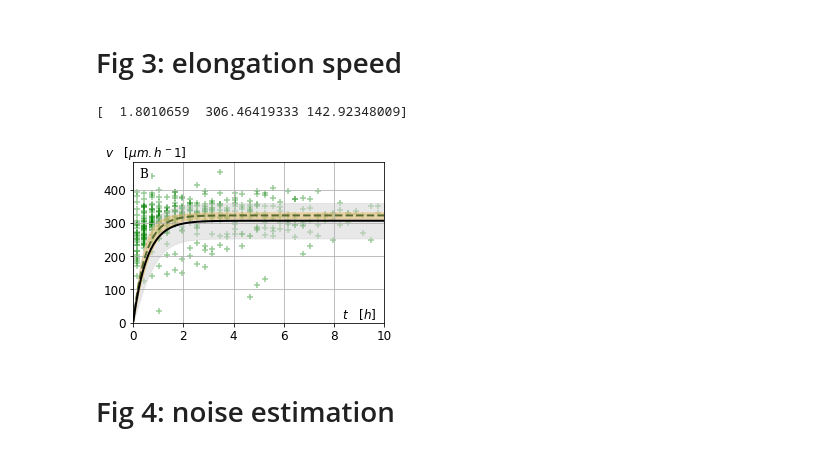
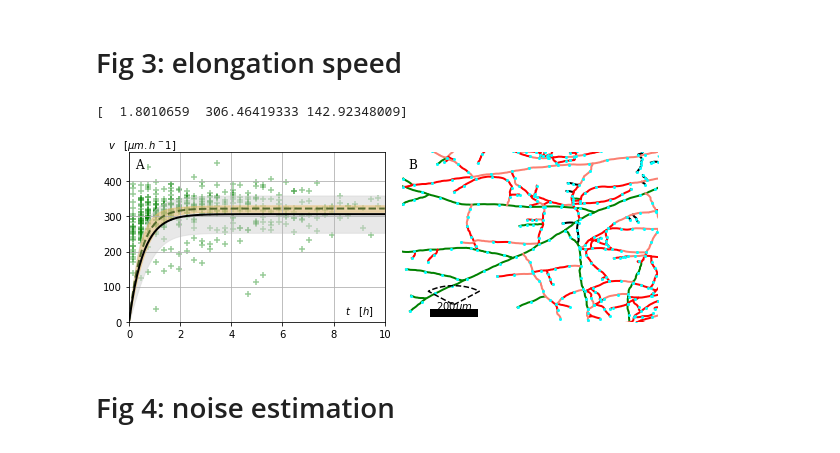
Before and after one commit to thibault-chassereau/HyphalNetwork_ApexHypha_Interactions, a Jupyter notebook: ApexHyphaInteractions.ipynb, the cells around one changed output. Saved outputs shown, nothing was run; the diff lists cells and outputs as text; code cells hidden in the pictures.

Commit message:
Updated figures
Updated figures

```diff
--- a/ApexHyphaInteractions.ipynb
+++ b/ApexHyphaInteractions.ipynb
@@ -395,7 +439,7 @@ def v_fit(t:float,gamma:float,vinf:float)->float:
 
 def dv_fit(t:float,gamma:float,vinf:float,covar:np.ndarray)->float:
     """
-    compute the
+    compute the fit as v(t) = vinf*(1-exp(-gamma*t))
     """
     v = v_fit(t,gamma,vinf)
     dv2_v2 = covar[0,0]*t*t*np.exp(-2*gamma*t)/((1-np.exp(-gamma*t))*(1-np.exp(-gamma*t)))
@@ -406,9 +450,7 @@ def dv_fit(t:float,gamma:float,vinf:float,covar:np.ndarray)->float:
 
 r_exemple = M2s[1]
 w = 150
-fig_1,axes_1 = plt.subplot_mosaic([[".","v_vs_t","v_vs_t"],
-                                   [".","v_vs_t","v_vs_t"]],
-                                   figsize=(6,3),layout="tight")
+fig_1,axes_1 = plt.subplots(figsize=(8,3),layout="tight",ncols=2)
 """
 ============================================================================
                                     v_vs_t
@@ -416,41 +458,121 @@ fig_1,axes_1 = plt.subplot_mosaic([[".","v_vs_t","v_vs_t"],
 """
 data_exemple = datas_f[r_exemple.name]
 (gamma,vinf,sigma),covar = fit_witherror[r_exemple.name]
-ax = axes_1["v_vs_t"]
+ax = axes_1[0]
 ax.set_xlabel(rf"$t\quad [h]$")
 ax.xaxis.set_label_coords(0.9,0.1)
 ax.set_ylabel(rf"$v\quad [\mu m.h^{-1}]$",rotation="horizontal")
 ax.yaxis.set_label_coords(0.05,1)
 ax.set_xlim(0,tmax)
 ax.set_ylim(0,1.5*vinf)
 residues = data_exemple[:,1]-v_fit(data_exemple[:,0],gamma=gamma,vinf=vinf)
 mean,ecarttype = np.mean(residues),np.std(residues)
 ax.annotate(
-        "B",
+        "A",
         xy=(0, 1), xycoords='axes fraction',
         xytext=(+0.5, -0.5), textcoords='offset fontsize',
-        fontsize='medium', verticalalignment='top', fontfamily='serif',
+        fontsize='large', verticalalignment='top', fontfamily='serif',
         bbox=dict(facecolor='1', edgecolor='none', pad=3.0))
 ax.scatter(data_exemple[:,0],data_exemple[:,1],alpha=.4,marker="+",color="green")
 t_fit = np.linspace(0.01,10,101)
 vs = v_fit(t_fit,gamma,vinf)
 dvs = dv_fit(t_fit,gamma,vinf,covar[:2,:2])
 ax.plot(t_fit,vs,color="darkolivegreen",ls='--',lw=2)
 ax.fill_between(t_fit,vs+3*dvs,vs-3*dvs,color="orange",alpha=.5)
 global_means = np.mean([fit[r.name] for r in M2s],axis=0)
 print(global_means)
 gamma_glob,vinf_glob,sigma_glob = global_means
 global_stds = np.std([fit[r.name] for r in M2s ],axis=0)
 vs_glob = v_fit(t_fit,gamma_glob,vinf_glob)
 dvs_glob = dv_fit(t_fit,gamma_glob,vinf_glob,np.array([[global_stds[0]*global_stds[0],0],[0,global_stds[1]*global_stds[1]]]))
 ax.plot(t_fit,vs_glob,"k-",lw=2)
 ax.fill_between(t_fit,vs_glob+3*dvs_glob,vs_glob-3*dvs_glob,color="lightgrey",alpha=.5)
 ax.grid()
-plt.savefig("fig3",dpi = 300)
+
+"""
+===================================================================================
+Obstructed branches - Examples
+"""
+
+ax = axes_1[1]
+def isFree(r:Reseau,b:Branche,
+                 radius_of_vision:float=100,
+                 angle_of_vision:float=np.pi/2)->np.ndarray:
+    """
+    Given a branch and a Reseau, return the boolean array checking if
+    the branch is blocked at the different instant of its growth
+    """
+    r2 = radius_of_vision*radius_of_vision
+    demi_angle = angle_of_vision/2
+    pos = np.array([[r.n2x[n],r.n2y[n]] for n in r.g.nodes])
+    times = np.array([r.n2t[n] for n in r.g.nodes])
+    test = []
+    for apex in b.apex():
+        t = r.n2t[apex]
+        posa = np.array([r.n2x[apex],r.n2y[apex]])
+        f = np.where(times<=t)
+        dist2 = np.where(times<=t,np.sum((pos-posa)*(pos-posa),axis=1),-1)
+        pot = pos[np.where(np.logical_and(dist2>0,dist2<=r2))]-posa
+        tangent = b.tangent(apex)
+        angles = np.arctan2(pot[:,1],pot[:,0])-np.arctan2(tangent[1],tangent[0])
+        test.append([t,np.all(np.abs(angles)>demi_angle)])
+    return np.array(test)
+
+limites = {M2s[0].name:[(1000,2000),(1000,2000)],
+           M2s[1].name:[(500,1500),(2000,3000)],
+           M2s[2].name:[(1000,1800),(1000,2000)],
+           M2s[3].name:[(2000,3000),(2000,3000)],
+           M2s[4].name:[(500,1500),(2000,3000)]}
+Lscale = 200#µm
+scalebar = {M2s[0].name:[[1800,1800+Lscale/pixel2micro],[1050,1050]],
+           M2s[1].name:[[550,550+Lscale/pixel2micro],[2050,2050]],
+           M2s[2].name:[[1100,1100+Lscale/pixel2micro],[1050,1050]],
+           M2s[3].name:[[2100,2100+Lscale/pixel2micro],[2050,2050]],
+           M2s[4].name:[[550,550+Lscale/pixel2micro],[2050,2050]]}
+r = M2s[2]
+
+
+for b in r.branches:
+        if b.nature != "Apical":
+                ax.plot(b.x,b.y,color="black",lw=2,zorder=.5)
+frees,obstructeds = branches[r.name]
+for b in frees:
+        ax.plot(b.x,b.y,color="green",lw=2,zorder=1)
+for b in tqdm(obstructeds):
+        #Some portions should be painted red,
+        #Some should be painted green
+        n2i = {n:i for i,n in enumerate(b.noeuds)}
+        result = isFree(r,b,radius_of_vision=radius_of_vision,angle_of_vision=angle_of_vision)
+        i0 = 0
+        for k,apex in enumerate(b.apex()):
+                iapex = n2i[apex]
+                color = "salmon" if result[k,1]>0 else "red"
+                ax.plot(b.x[i0:iapex+1],b.y[i0:iapex+1],color=color,lw=2,zorder=1.5)
+                i0 = iapex
+for b in r.branches:
+        ax.scatter([r.n2x[a] for a in b.apex()],[r.n2y[a] for a in b.apex()],color="cyan",zorder=2,s=4)
+        ax.set_xlim(*limites[r.name][0])
+        ax.set_ylim(*limites[r.name][1])
+ax.plot(*scalebar[r.name],lw=8,color="black")
+[x1,x2],[y1,y2] = scalebar[r.name]
+xmean =(x1+x2)/2
+ymean = y1+50
+thetas =np.linspace(-angle_of_vision/2,angle_of_vision/2,100) + np.pi/2
+ax.plot([xmean,*(xmean+radius_of_vision*np.cos(thetas)),xmean],
+        [ymean,*(ymean+radius_of_vision*np.sin(thetas)),ymean],'k--')
+ax.text(xmean,ymean-25,f"{Lscale}$\mu m$",color="black",size=10,horizontalalignment="center")
+ax.set_axis_off()
+ax.annotate(
+        "B",
+        xy=(0, 1), xycoords='axes fraction',
+        xytext=(+0.5, -0.5), textcoords='offset fontsize',
+        fontsize='large', verticalalignment='top', fontfamily='serif',
+        bbox=dict(facecolor='1', edgecolor='none', pad=3.0))
+fig.savefig("./fig3_elongationVsAge.jpg",dpi=300)
 plt.show()
 # %% [output]
 [  1.8010659  306.46419333 142.92348009]
-[figure, old version]
+[figure, new version]
 # %% [markdown]
 # Fig 4: noise estimation
 # %%
```
Also changed, not shown: parts of 9 cells of this notebook, 7 other files.
